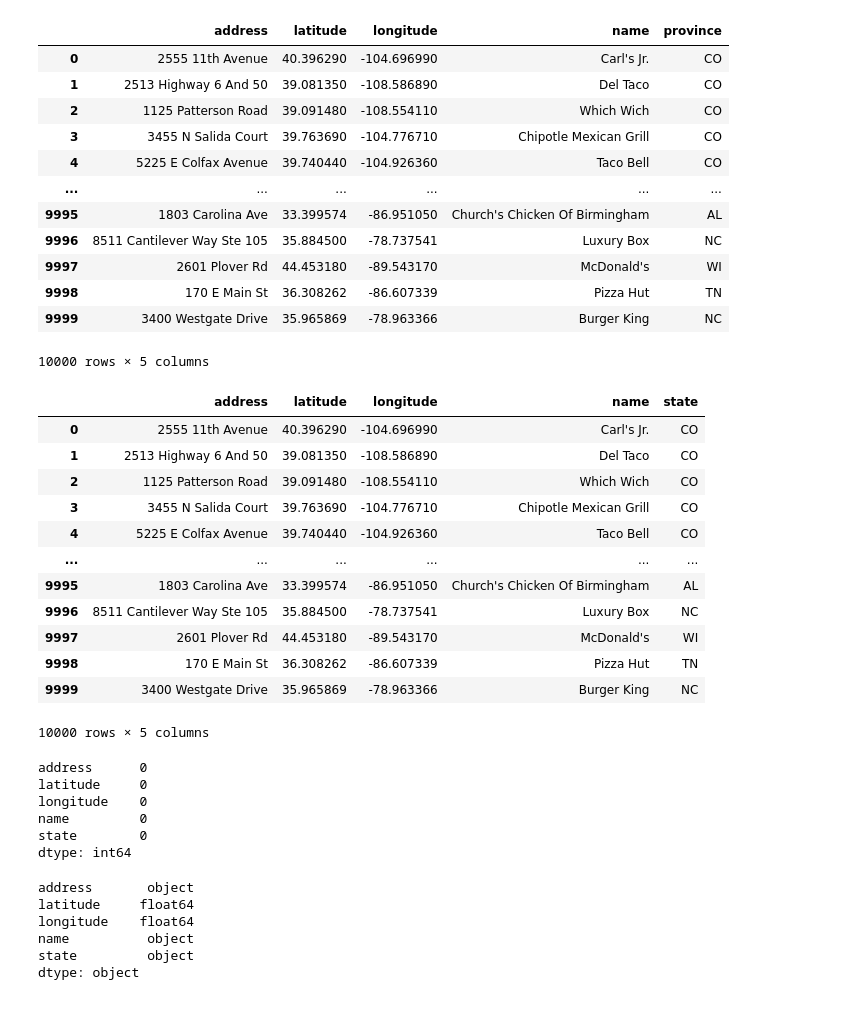
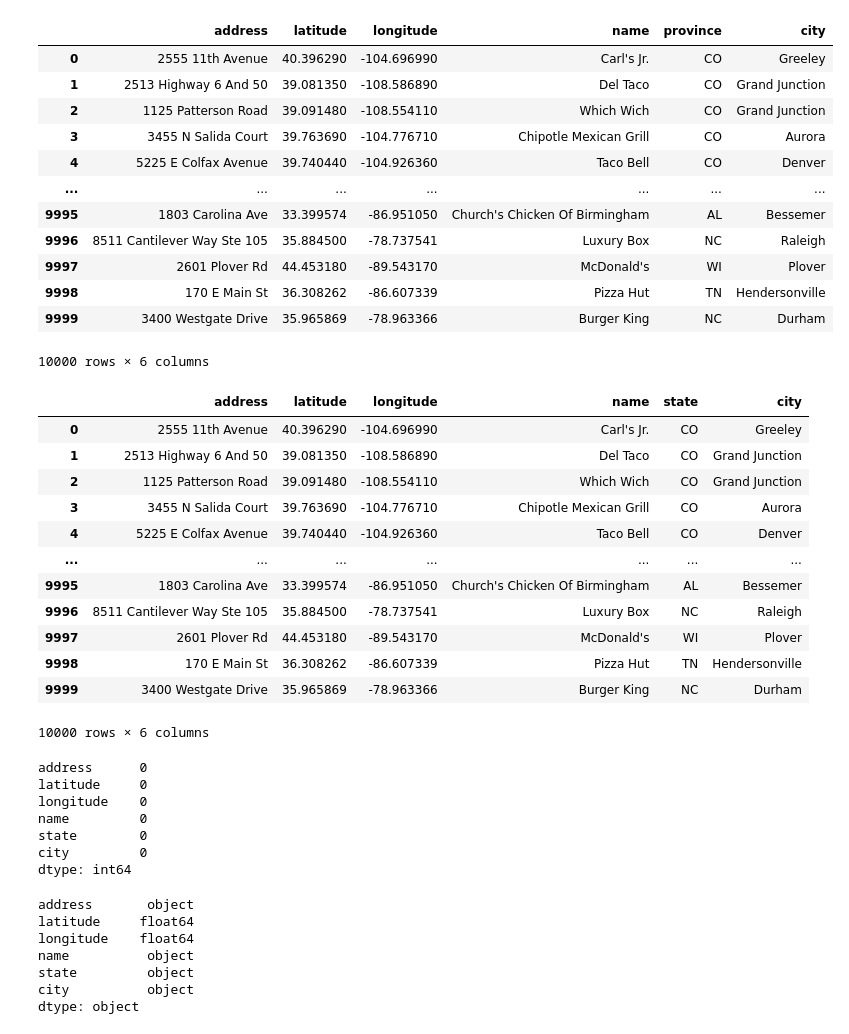
Before and after one commit to domaica/Project_Visualize_me, a Jupyter notebook: fast_food.ipynb, the cells around one changed output. Drawn from its saved outputs; the diff is of its cells as text; code cells hidden in the pictures.

```diff
--- a/fast_food.ipynb
+++ b/fast_food.ipynb
@@ -12,39 +12,39 @@ fast_food.head()
 | 3 | AWrSa3NAQTFama1Xpkbz | 2019-05-19T23:26:58Z | 2019-05-19T23:26:58Z | 3455 N Salida Court | Fast Food Restaurants,Mexican Res... | Accommodation & Food Services | Aurora | US | us/co/aurora/3455nsalidacourt/114... | ... |
 | 4 | AWrSaVGzZ4Yw-wtdgcaB | 2019-05-19T23:24:38Z | 2019-05-19T23:24:38Z | 5225 E Colfax Avenue | Fast Food Restaurants,Mexican Res... | Accommodation & Food Services | Denver | US | us/co/denver/5225ecolfaxavenue/-8... | ... |
 # %%
-fast_food = fast_food[["address", "latitude", "longitude", "name", "province"]]
+fast_food = fast_food[["address", "latitude", "longitude", "name", "province", "city"]]
 fast_food
 # %% [output]
-|  | address | latitude | longitude | name | province |
-| 0 | 2555 11th Avenue | 40.396290 | -104.696990 | Carl's Jr. | CO |
-| 1 | 2513 Highway 6 And 50 | 39.081350 | -108.586890 | Del Taco | CO |
-| 2 | 1125 Patterson Road | 39.091480 | -108.554110 | Which Wich | CO |
-| 3 | 3455 N Salida Court | 39.763690 | -104.776710 | Chipotle Mexican Grill | CO |
-| 4 | 5225 E Colfax Avenue | 39.740440 | -104.926360 | Taco Bell | CO |
-| ... | ... | ... | ... | ... | ... |
-| 9995 | 1803 Carolina Ave | 33.399574 | -86.951050 | Church's Chicken Of Birmingham | AL |
-| 9996 | 8511 Cantilever Way Ste 105 | 35.884500 | -78.737541 | Luxury Box | NC |
-| 9997 | 2601 Plover Rd | 44.453180 | -89.543170 | McDonald's | WI |
-| 9998 | 170 E Main St | 36.308262 | -86.607339 | Pizza Hut | TN |
-| 9999 | 3400 Westgate Drive | 35.965869 | -78.963366 | Burger King | NC |
+|  | address | latitude | longitude | name | province | city |
+| 0 | 2555 11th Avenue | 40.396290 | -104.696990 | Carl's Jr. | CO | Greeley |
+| 1 | 2513 Highway 6 And 50 | 39.081350 | -108.586890 | Del Taco | CO | Grand Junction |
+| 2 | 1125 Patterson Road | 39.091480 | -108.554110 | Which Wich | CO | Grand Junction |
+| 3 | 3455 N Salida Court | 39.763690 | -104.776710 | Chipotle Mexican Grill | CO | Aurora |
+| 4 | 5225 E Colfax Avenue | 39.740440 | -104.926360 | Taco Bell | CO | Denver |
+| ... | ... | ... | ... | ... | ... | ... |
+| 9995 | 1803 Carolina Ave | 33.399574 | -86.951050 | Church's Chicken Of Birmingham | AL | Bessemer |
+| 9996 | 8511 Cantilever Way Ste 105 | 35.884500 | -78.737541 | Luxury Box | NC | Raleigh |
+| 9997 | 2601 Plover Rd | 44.453180 | -89.543170 | McDonald's | WI | Plover |
+| 9998 | 170 E Main St | 36.308262 | -86.607339 | Pizza Hut | TN | Hendersonville |
+| 9999 | 3400 Westgate Drive | 35.965869 | -78.963366 | Burger King | NC | Durham |
-10000 rows × 5 columns
+10000 rows × 6 columns
 # %%
 fast_food = fast_food.rename(columns={"province": "state"})
 fast_food
 # %% [output]
-|  | address | latitude | longitude | name | state |
-| 0 | 2555 11th Avenue | 40.396290 | -104.696990 | Carl's Jr. | CO |
-| 1 | 2513 Highway 6 And 50 | 39.081350 | -108.586890 | Del Taco | CO |
-| 2 | 1125 Patterson Road | 39.091480 | -108.554110 | Which Wich | CO |
-| 3 | 3455 N Salida Court | 39.763690 | -104.776710 | Chipotle Mexican Grill | CO |
-| 4 | 5225 E Colfax Avenue | 39.740440 | -104.926360 | Taco Bell | CO |
-| ... | ... | ... | ... | ... | ... |
-| 9995 | 1803 Carolina Ave | 33.399574 | -86.951050 | Church's Chicken Of Birmingham | AL |
-| 9996 | 8511 Cantilever Way Ste 105 | 35.884500 | -78.737541 | Luxury Box | NC |
-| 9997 | 2601 Plover Rd | 44.453180 | -89.543170 | McDonald's | WI |
-| 9998 | 170 E Main St | 36.308262 | -86.607339 | Pizza Hut | TN |
-| 9999 | 3400 Westgate Drive | 35.965869 | -78.963366 | Burger King | NC |
+|  | address | latitude | longitude | name | state | city |
+| 0 | 2555 11th Avenue | 40.396290 | -104.696990 | Carl's Jr. | CO | Greeley |
+| 1 | 2513 Highway 6 And 50 | 39.081350 | -108.586890 | Del Taco | CO | Grand Junction |
+| 2 | 1125 Patterson Road | 39.091480 | -108.554110 | Which Wich | CO | Grand Junction |
+| 3 | 3455 N Salida Court | 39.763690 | -104.776710 | Chipotle Mexican Grill | CO | Aurora |
+| 4 | 5225 E Colfax Avenue | 39.740440 | -104.926360 | Taco Bell | CO | Denver |
+| ... | ... | ... | ... | ... | ... | ... |
+| 9995 | 1803 Carolina Ave | 33.399574 | -86.951050 | Church's Chicken Of Birmingham | AL | Bessemer |
+| 9996 | 8511 Cantilever Way Ste 105 | 35.884500 | -78.737541 | Luxury Box | NC | Raleigh |
+| 9997 | 2601 Plover Rd | 44.453180 | -89.543170 | McDonald's | WI | Plover |
+| 9998 | 170 E Main St | 36.308262 | -86.607339 | Pizza Hut | TN | Hendersonville |
+| 9999 | 3400 Westgate Drive | 35.965869 | -78.963366 | Burger King | NC | Durham |
-10000 rows × 5 columns
+10000 rows × 6 columns
 # %%
 fast_food.isnull().sum()
 # %% [output]
@@ -53,6 +53,7 @@ latitude     0
 longitude    0
 name         0
 state        0
+city         0
 dtype: int64
 # %%
 fast_food.dtypes
@@ -62,6 +63,7 @@ latitude     float64
 longitude    float64
 name          object
 state         object
+city          object
 dtype: object
 # %%
 fast_food_dict = fast_food.to_dict("index")
```
Also changed, not shown: parts of 1 cell of this notebook, 28 other files.
